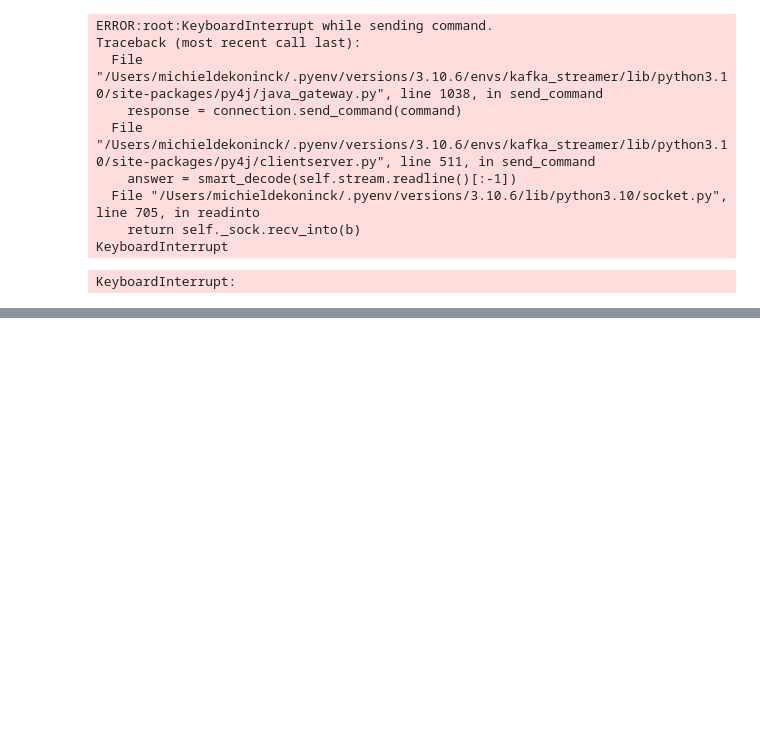
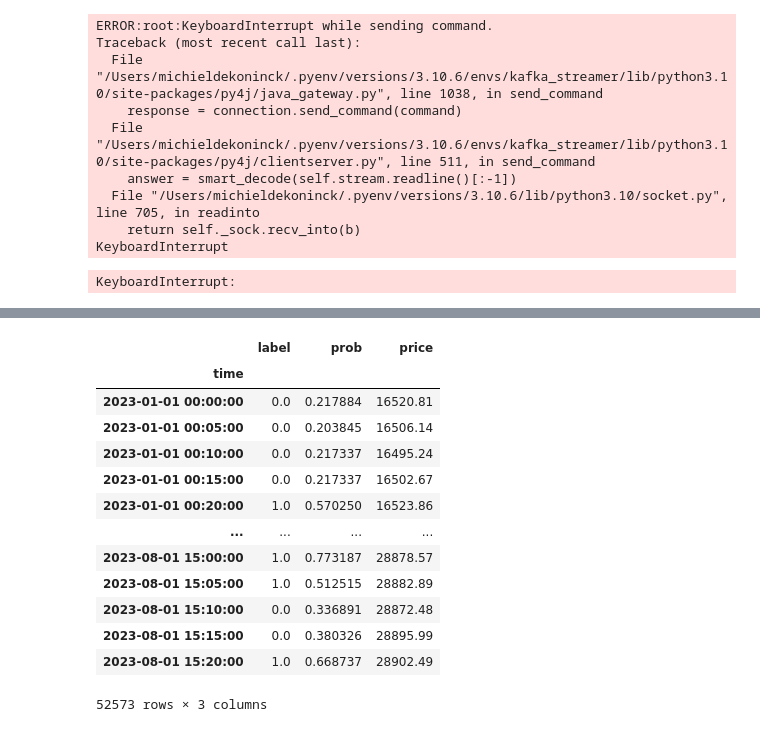
Before and after one commit to Michiel-DK/kafka_streamer, a Jupyter notebook: notebooks/try.ipynb, the cells around one changed output, grey strips where cells are left out. Saved outputs shown, nothing was run; the diff lists cells and outputs as text; code cells hidden in the pictures; blank space fills up the shorter version.

Commit message:
plots done

```diff
--- a/notebooks/try.ipynb
+++ b/notebooks/try.ipynb
@@ -453,0 +801,25 @@ KeyboardInterrupt:
+# %%
+import pandas as pd
+
+# Read the CSV file
+plot_set = pd.read_csv('../preds.csv', index_col=0).sort_values('3')
+plot_set.columns = ['label', 'prob', 'price', 'time']
+plot_set['time'] = pd.to_datetime(plot_set['time'])
+plot_set.set_index('time', inplace=True)
+
+plot_set
+# %% [output]
+|  | label | prob | price |
+| time |  |  |  |
+| 2023-01-01 00:00:00 | 0.0 | 0.217884 | 16520.81 |
+| 2023-01-01 00:05:00 | 0.0 | 0.203845 | 16506.14 |
+| 2023-01-01 00:10:00 | 0.0 | 0.217337 | 16495.24 |
+| 2023-01-01 00:15:00 | 0.0 | 0.217337 | 16502.67 |
+| 2023-01-01 00:20:00 | 1.0 | 0.570250 | 16523.86 |
+| ... | ... | ... | ... |
+| 2023-08-01 15:00:00 | 1.0 | 0.773187 | 28878.57 |
+| 2023-08-01 15:05:00 | 1.0 | 0.512515 | 28882.89 |
+| 2023-08-01 15:10:00 | 0.0 | 0.336891 | 28872.48 |
+| 2023-08-01 15:15:00 | 0.0 | 0.380326 | 28895.99 |
+| 2023-08-01 15:20:00 | 1.0 | 0.668737 | 28902.49 |
+52573 rows × 3 columns
```
Also changed, not shown: parts of 11 cells of this notebook, 8 other files.
